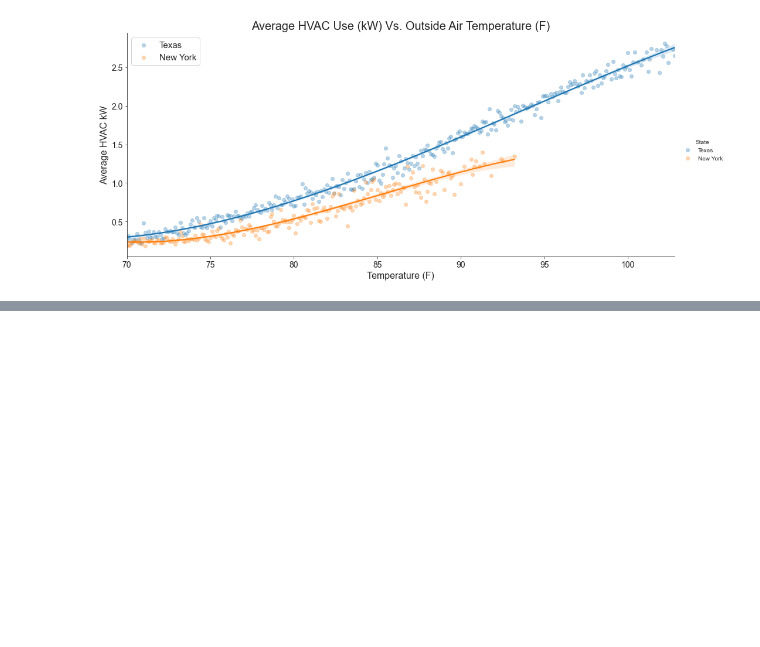
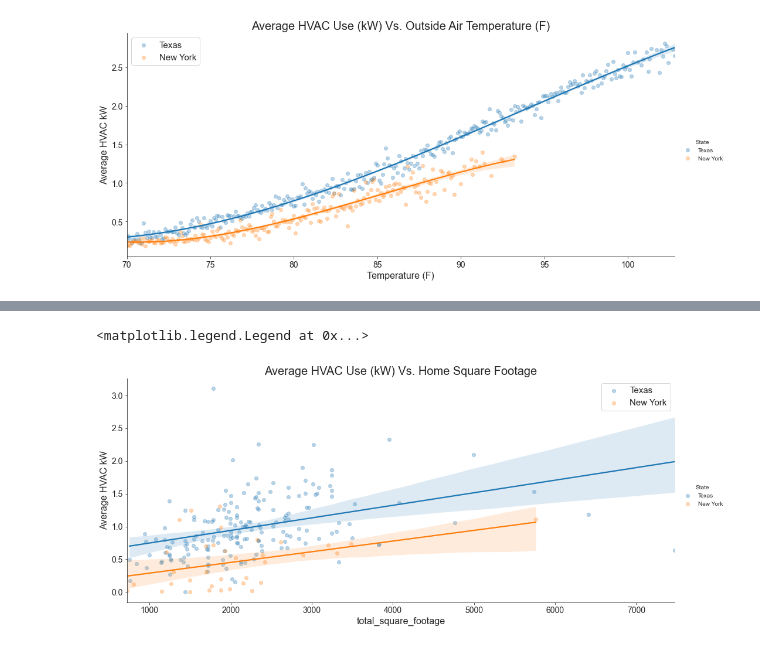
Before and after one commit to Pecan-Street/JupyterHub-Examples, a Jupyter notebook: HVAC/AC Comparison JupyterHub Example Book .ipynb, the cells around one changed output, grey strips where cells are left out. Cells and saved outputs as stored; diff of their text form; code cells hidden in the pictures; blank space fills up the shorter version.

```diff
--- a/HVAC/AC Comparison JupyterHub Example Book .ipynb
+++ b/HVAC/AC Comparison JupyterHub Example Book .ipynb
@@ -251,3 +251,8 @@ plt.legend(fontsize=15)
 # %% [output]
 <matplotlib.legend.Legend at 0x...>
 [figure]
+# %%
+reg_2 = df_base_regression[['dataid_x', 'total_square_footage', 'hvac_use', 'mailing_state']]
+reg_2.reset_index(drop=True, inplace=True)
+reg_2 = reg_2.groupby(by=['mailing_state', 'dataid_x'], as_index=False).mean()
+reg_2 = reg_2.rename(columns={'mailing_state': 'State'})
@@ -253,0 +281,16 @@ plt.legend(fontsize=15)
+# %%
+#create scatterplot showing relationship between home size in square feet and the average summer HVAC kW
+
+sns.set_style('ticks')
+sns.set_font_scale=15
+
+sns.lmplot(x='total_square_footage', y='hvac_use', data=reg_2,  scatter_kws={'alpha':0.3}, order=1,
+hue ='State',  hue_order = ['Texas', 'New York'],  height=6, aspect=2.3)
+plt.xlabel('total_square_footage', fontsize=16);
+plt.ylabel('Average HVAC kW', fontsize=16);
+plt.title('Average HVAC Use (kW) Vs. Home Square Footage', fontsize=20)
+plt.tick_params(axis='both', which='major', labelsize=14)
+plt.legend(fontsize=15)
+# %% [output]
+<matplotlib.legend.Legend at 0x...>
+[figure, added]
```
Also changed, not shown: parts of 1 cell of this notebook.
